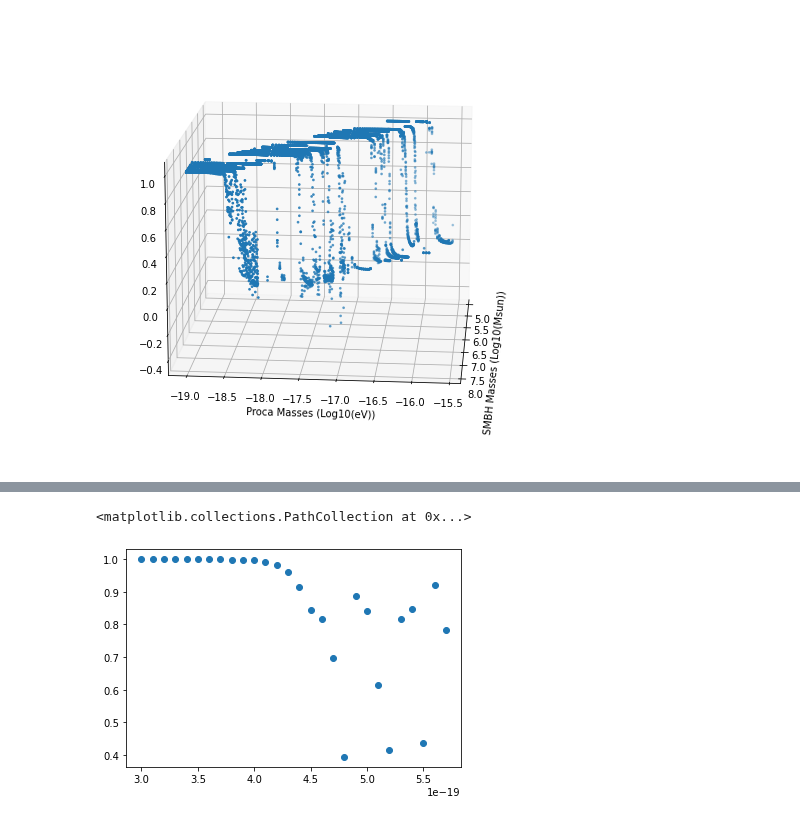
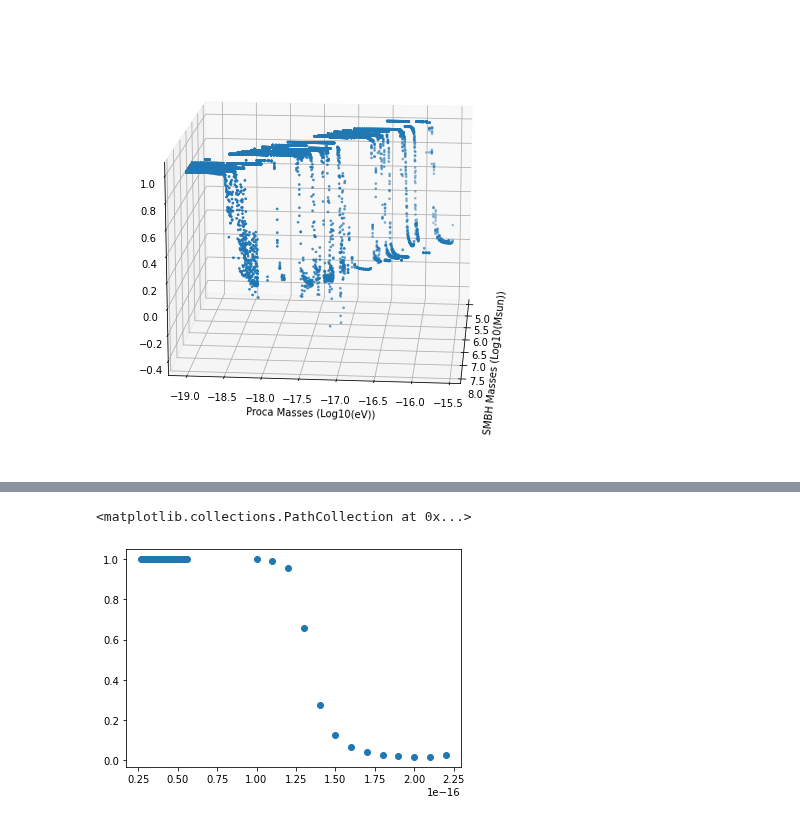
Before and after one commit to Shaun-F/GWGenerator, a Jupyter notebook: debugging/Analysis.ipynb, the cells around one changed output, grey strips where cells are left out. Cells and saved outputs as stored; diff of their text form; code cells hidden in the pictures.

```diff
--- a/debugging/Analysis.ipynb
+++ b/debugging/Analysis.ipynb
@@ -63,12 +59,12 @@ sorted(datframe["BHSpin"].unique())
 # %%
-bhmass = 60000000
+bhmass = 100000
 e0 = 0.1
-bhspin = 0.8
+bhspin = 0.6
 newdat = datframe[(datframe["SMBHMASS"]==bhmass)&(datframe["e0"]==e0)&(datframe["BHSpin"]==bhspin)]
 xdat = newdat["PROCAMASS"]
 ydat = (newdat["snr2"])**(1/2)
 zdat = newdat["faithfulness"]
 plt.scatter(xdat,zdat)
 # %% [output]
 <matplotlib.collections.PathCollection at 0x...>
-[figure, old version]
+[figure, new version]
```
Also changed, not shown: parts of 2 cells of this notebook, 1 other file.
